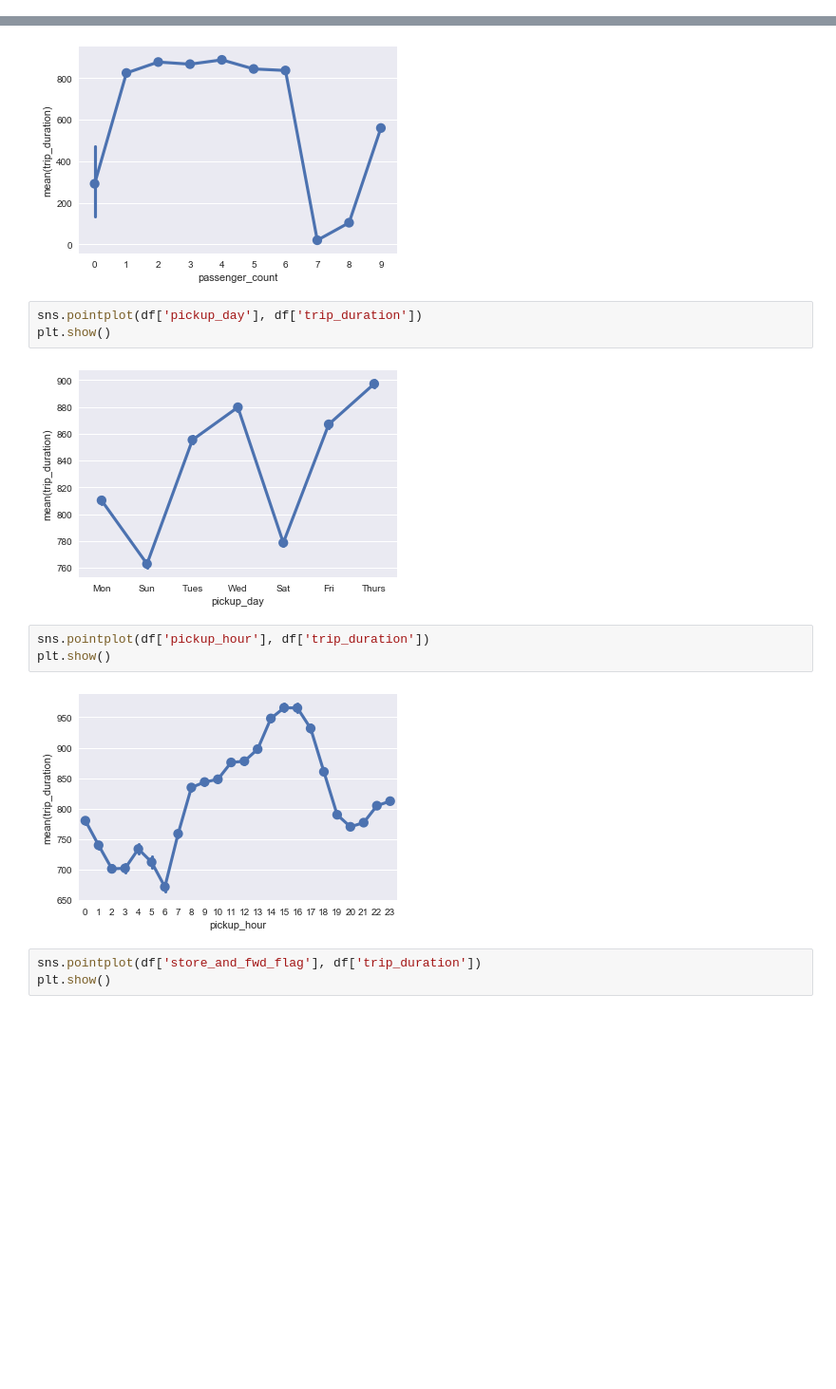
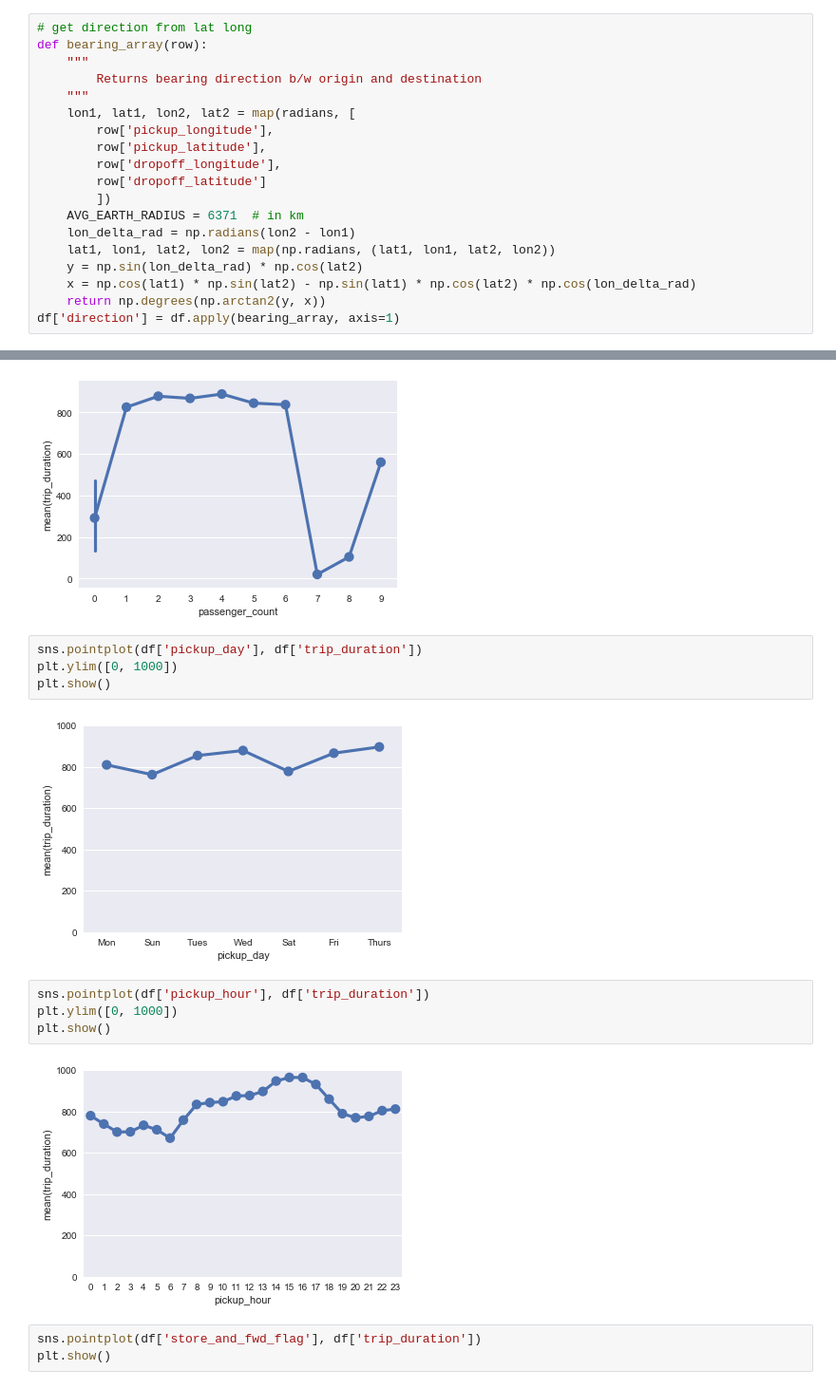
Before and after one commit to krai20-zz/kaggle_competitions, a Jupyter notebook: nyc_taxi_trip_duration/notebooks/explore.ipynb, the cells around one changed output, grey strips where cells are left out. Shown: that part at 95% size. Drawn from its saved outputs; the diff is of its cells as text; blank space fills up the shorter version.

```diff
--- a/nyc_taxi_trip_duration/notebooks/explore.ipynb
+++ b/nyc_taxi_trip_duration/notebooks/explore.ipynb
@@ -45,3 +45,22 @@ def haversine(row):
     km = 6367 * c
     return km
 df['dist_kms'] = df.apply(haversine, axis=1)
+# %%
+# get direction from lat long
+def bearing_array(row):
+    """
+        Returns bearing direction b/w origin and destination
+    """
+    lon1, lat1, lon2, lat2 = map(radians, [
+        row['pickup_longitude'],
+        row['pickup_latitude'],
+        row['dropoff_longitude'],
+        row['dropoff_latitude']
+        ])
+    AVG_EARTH_RADIUS = 6371  # in km
+    lon_delta_rad = np.radians(lon2 - lon1)
+    lat1, lon1, lat2, lon2 = map(np.radians, (lat1, lon1, lat2, lon2))
+    y = np.sin(lon_delta_rad) * np.cos(lat2)
+    x = np.cos(lat1) * np.sin(lat2) - np.sin(lat1) * np.cos(lat2) * np.cos(lon_delta_rad)
+    return np.degrees(np.arctan2(y, x))
+df['direction'] = df.apply(bearing_array, axis=1)
@@ -87,14 +113,16 @@ plt.show()
 [figure]
 # %%
 sns.pointplot(df['pickup_day'], df['trip_duration'])
+plt.ylim([0, 1000])
 plt.show()
 # %% [output]
-[figure, old version]
+[figure, new version]
 # %%
 sns.pointplot(df['pickup_hour'], df['trip_duration'])
+plt.ylim([0, 1000])
 plt.show()
 # %% [output]
-[figure, old version]
+[figure, new version]
 # %%
 sns.pointplot(df['store_and_fwd_flag'], df['trip_duration'])
 plt.show()
```
Also changed, not shown: parts of 3 cells of this notebook, 4 other files.
